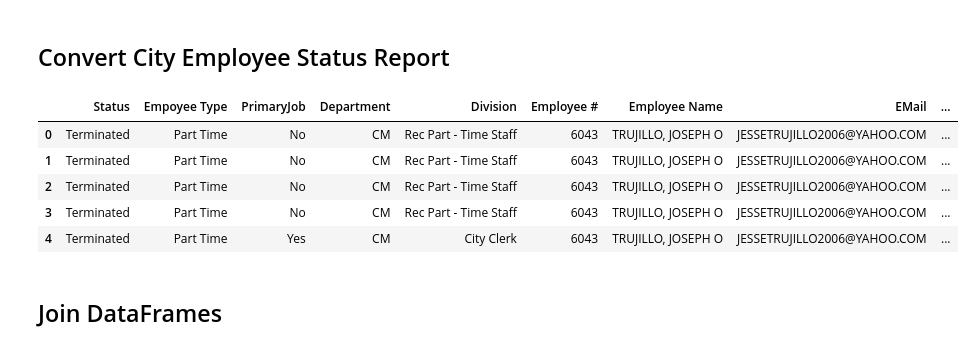
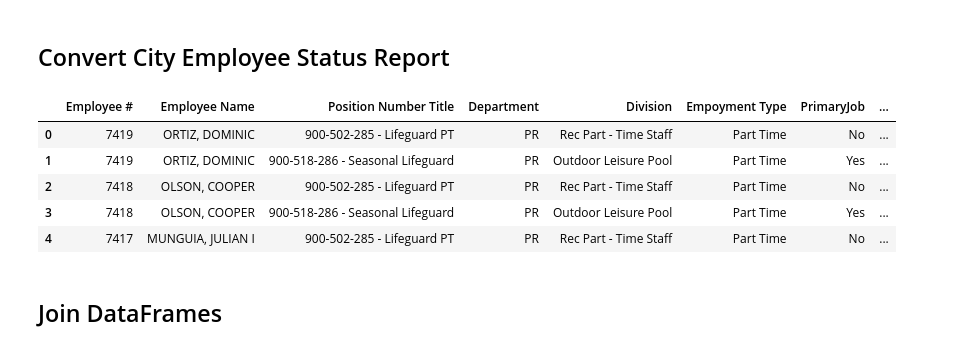
Before and after one commit to andersolson/Python-ArcGIS, a Jupyter notebook: arc-python-api/content-management/report-all-users.ipynb, the cells around one changed output. Saved outputs shown, nothing was run; the diff lists cells and outputs as text; code cells hidden in the pictures.

```diff
--- a/arc-python-api/content-management/report-all-users.ipynb
+++ b/arc-python-api/content-management/report-all-users.ipynb
@@ -67,12 +67,12 @@ df.to_excel(r'C:\Users\is_olson\Documents\Projects\SSO_Update\agol_user_report.x
 # %% [markdown]
 ## Convert City Employee Status Report
 # %%
-df2 = pd.read_csv(r'C:\Users\is_olson\Documents\Projects\SSO_Update\employee_status_email.csv')
+df2 = pd.read_excel(r"C:\Users\is_olson\Documents\Projects\SSO_Update\all_city_users_report.xlsx")
 df2.head()
 # %% [output]
-|  | Status | Empoyee Type | PrimaryJob | Department | Division | Employee # | Employee Name | EMail | ... |
-| 0 | Terminated | Part Time | No | CM | Rec Part - Time Staff | 6043 | TRUJILLO, JOSEPH O | JESSETRUJILLO2006@YAHOO.COM | ... |
-| 1 | Terminated | Part Time | No | CM | Rec Part - Time Staff | 6043 | TRUJILLO, JOSEPH O | JESSETRUJILLO2006@YAHOO.COM | ... |
-| 2 | Terminated | Part Time | No | CM | Rec Part - Time Staff | 6043 | TRUJILLO, JOSEPH O | JESSETRUJILLO2006@YAHOO.COM | ... |
-| 3 | Terminated | Part Time | No | CM | Rec Part - Time Staff | 6043 | TRUJILLO, JOSEPH O | JESSETRUJILLO2006@YAHOO.COM | ... |
-| 4 | Terminated | Part Time | Yes | CM | City Clerk | 6043 | TRUJILLO, JOSEPH O | JESSETRUJILLO2006@YAHOO.COM | ... |
+|  | Employee # | Employee Name | Position Number Title | Department | Division | Empoyment Type | PrimaryJob | ... |
+| 0 | 7419 | ORTIZ, DOMINIC | 900-502-285 - Lifeguard PT | PR | Rec Part - Time Staff | Part Time | No | ... |
+| 1 | 7419 | ORTIZ, DOMINIC | 900-518-286 - Seasonal Lifeguard | PR | Outdoor Leisure Pool | Part Time | Yes | ... |
+| 2 | 7418 | OLSON, COOPER | 900-502-285 - Lifeguard PT | PR | Rec Part - Time Staff | Part Time | No | ... |
+| 3 | 7418 | OLSON, COOPER | 900-518-286 - Seasonal Lifeguard | PR | Outdoor Leisure Pool | Part Time | Yes | ... |
+| 4 | 7417 | MUNGUIA, JULIAN I | 900-502-285 - Lifeguard PT | PR | Rec Part - Time Staff | Part Time | No | ... |
```
Also changed, not shown: parts of 8 cells of this notebook.
